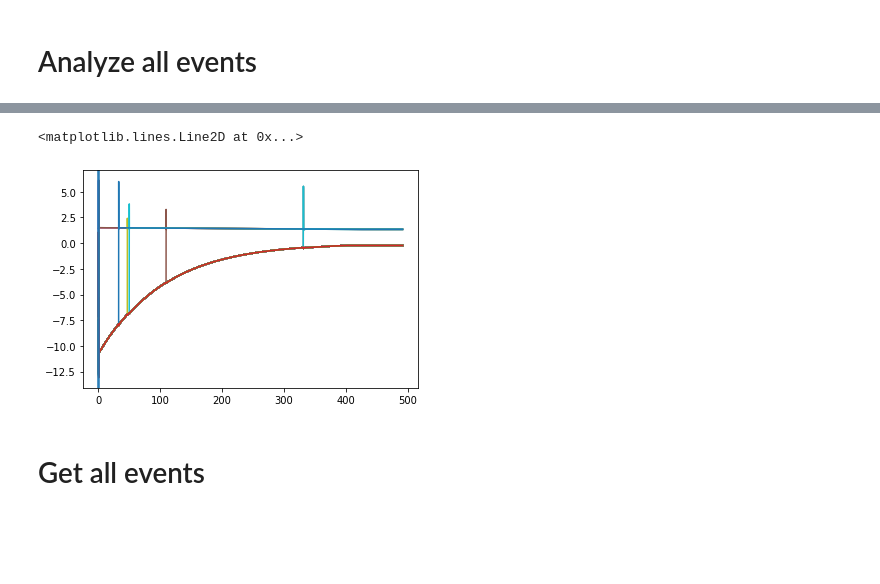
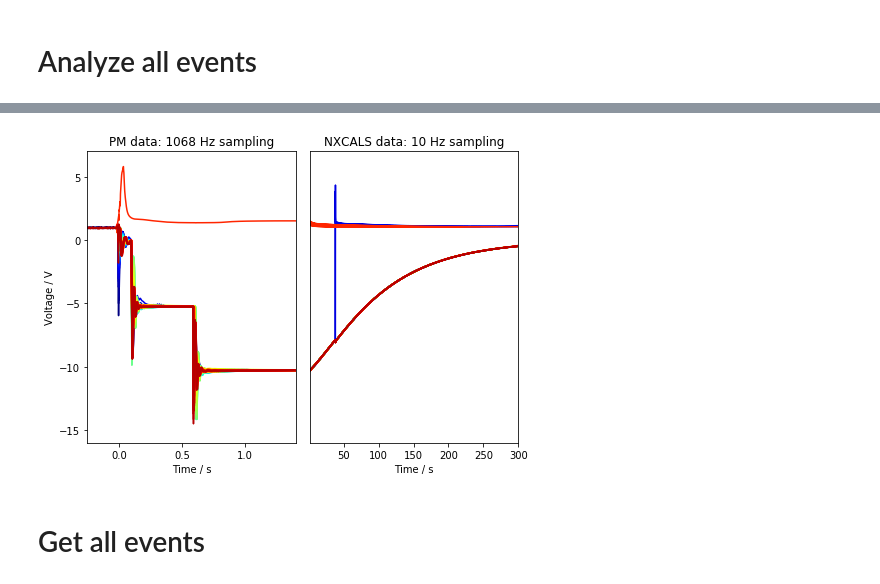
Before and after one commit to cobermai/lhc_anomaly_detection, a Jupyter notebook: notebooks/RB_FPA_analysis_full_quench.ipynb, the cells around one changed output, grey strips where cells are left out. Cells and saved outputs as stored; diff of their text form; code cells hidden in the pictures; blank space fills up the shorter version.

```diff
--- a/notebooks/RB_FPA_analysis_full_quench.ipynb
+++ b/notebooks/RB_FPA_analysis_full_quench.ipynb
@@ -203,13 +203,32 @@ plt.savefig('udiode.png', dpi=300)
 # %%
-df_sim_resampled.plot(legend=False)
-ee_odd = float(mp3_fpa_df_subset['Delta_t(EE_odd-PIC)'].values[0]) / 1000
-ee_even = float(mp3_fpa_df_subset['Delta_t(EE_even-PIC)'].values[0]) / 1000
+fig, ax = plt.subplots(1,2, figsize=(7,5))
+cmap = mpl.cm.jet(np.linspace(0,0.95,154))
 
-plt.axvline(x=ee_odd)
-plt.axvline(x=ee_even)
+for i, m in enumerate(magnet_list):
+    df_data_pm_cut[m].plot(legend=False, ax=ax[0], c=cmap[i])
+    df_data_nxcals_cut[m].plot(legend=False, ax=ax[1], c=cmap[i])
+
+ax[0].set_xlabel('Time / s')
+ax[0].set_ylabel('Voltage / V')
+
+ax[1].set_yticks([])
+ax[1].set_xlabel('Time / s')
+
+ax[0].set_xlim((-0.25,1.4))
+ax[1].set_xlim((1.4,300))
+
+ax[0].set_ylim((-16,7))
+ax[1].set_ylim((-16,7))
+
+ax[0].set_title('PM data: 1068 Hz sampling')
+ax[1].set_title('NXCALS data: 10 Hz sampling')
+
+
+plt.tight_layout()
+#plt.show()
+plt.savefig('udiode.png', dpi=300)
 # %% [output]
-<matplotlib.lines.Line2D at 0x...>
-[figure, old version]
+[figure, new version]
 # %%
 i =1
 for c in df_data_aligned.columns:
```
Also changed, not shown: parts of 5 cells of this notebook, 13 other files.
